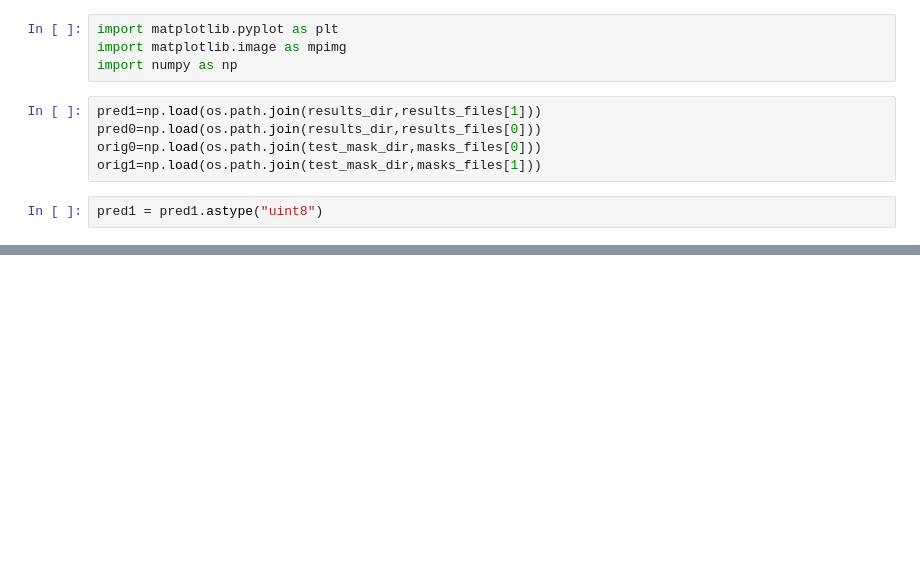
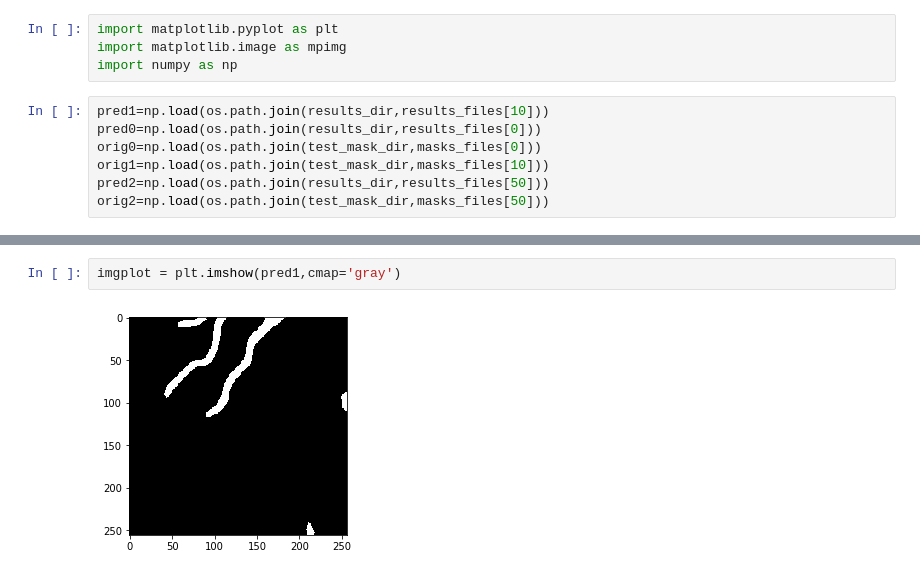
Before and after one commit to Chen-Yifan/DEM_segmentation, a Jupyter notebook: vis.ipynb, the cells around one changed output, grey strips where cells are left out. Cells and saved outputs as stored; diff of their text form; blank space fills up the shorter version.

```diff
--- a/vis.ipynb
+++ b/vis.ipynb
@@ -9,9 +15,9 @@ import matplotlib.pyplot as plt
 import matplotlib.image as mpimg
 import numpy as np
 # %%
-pred1=np.load(os.path.join(results_dir,results_files[1]))
+pred1=np.load(os.path.join(results_dir,results_files[10]))
 pred0=np.load(os.path.join(results_dir,results_files[0]))
 orig0=np.load(os.path.join(test_mask_dir,masks_files[0]))
-orig1=np.load(os.path.join(test_mask_dir,masks_files[1]))
+orig1=np.load(os.path.join(test_mask_dir,masks_files[10]))
+pred2=np.load(os.path.join(results_dir,results_files[50]))
+orig2=np.load(os.path.join(test_mask_dir,masks_files[50]))
-# %%
-pred1 = pred1.astype("uint8")
@@ -63,0 +44,4 @@ imgplot = plt.imshow(pred0,cmap='gray')
+# %%
+imgplot = plt.imshow(pred1,cmap='gray')
+# %% [output]
+[figure, added]
```
Also changed, not shown: parts of 18 cells of this notebook, 13 other files.
